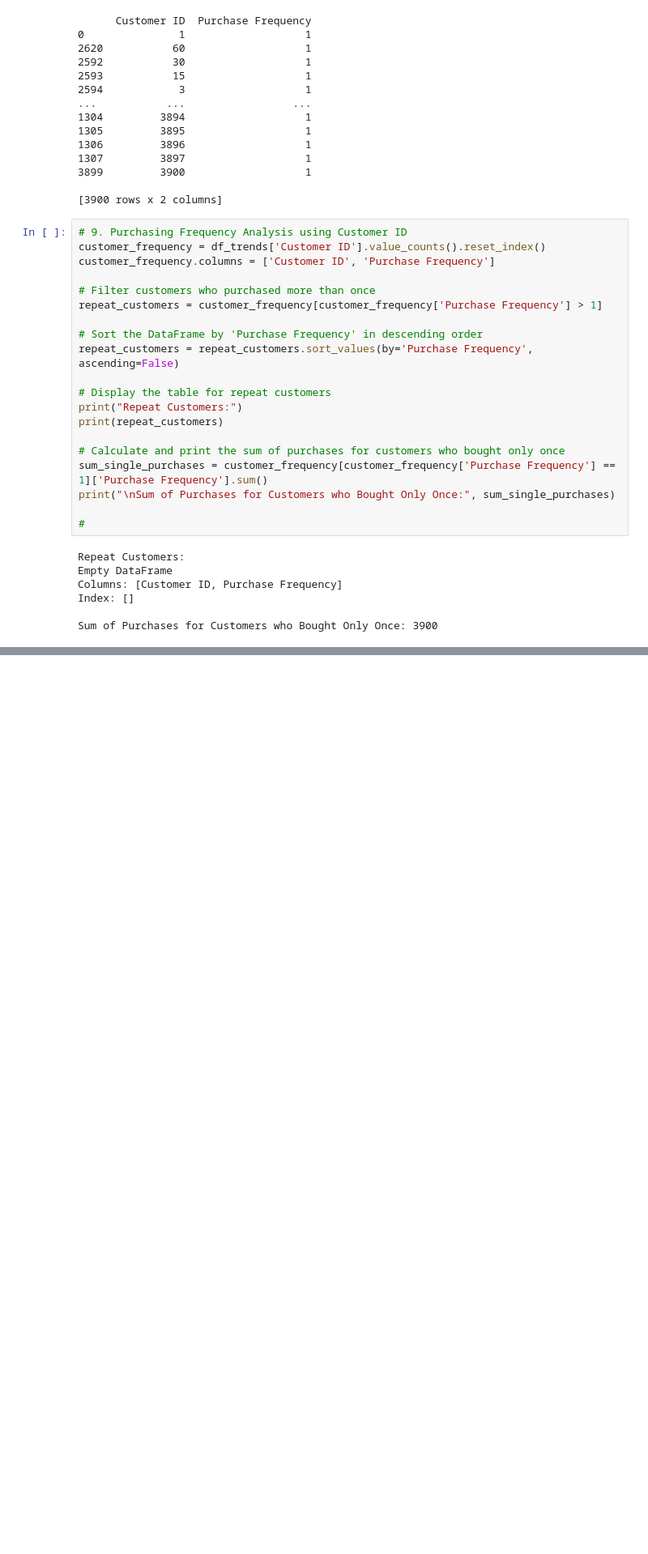
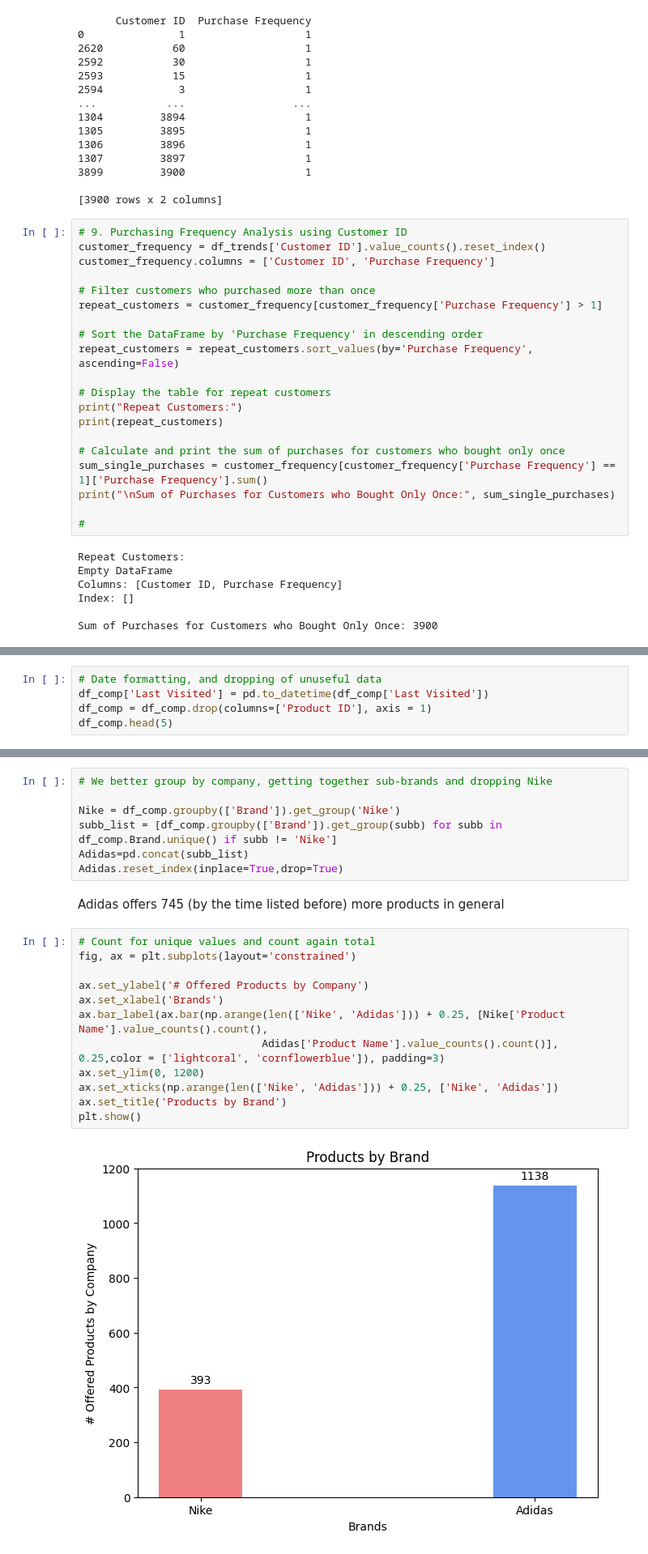
Before and after one commit to delatorrena2016/sql-etl-analytics, a Jupyter notebook: src/etl/wrangle.ipynb, the cells around one changed output, grey strips where cells are left out. Shown at 81% size. Cells and saved outputs as stored; diff of their text form; blank space fills up the shorter version.

```diff
--- a/src/etl/wrangle.ipynb
+++ b/src/etl/wrangle.ipynb
@@ -246,0 +300,5 @@ Sum of Purchases for Customers who Bought Only Once: 3900
+# %%
+# Date formatting, and dropping of unuseful data
+df_comp['Last Visited'] = pd.to_datetime(df_comp['Last Visited'])
+df_comp = df_comp.drop(columns=['Product ID'], axis = 1)
+df_comp.head(5)
@@ -246,0 +376,23 @@ Sum of Purchases for Customers who Bought Only Once: 3900
+# %%
+# We better group by company, getting together sub-brands and dropping Nike
+
+Nike = df_comp.groupby(['Brand']).get_group('Nike')
+subb_list = [df_comp.groupby(['Brand']).get_group(subb) for subb in df_comp.Brand.unique() if subb != 'Nike']
+Adidas=pd.concat(subb_list)
+Adidas.reset_index(inplace=True,drop=True)
+# %% [markdown]
+Adidas offers 745 (by the time listed before) more products in general
+# %%
+# Count for unique values and count again total
+fig, ax = plt.subplots(layout='constrained')
+
+ax.set_ylabel('# Offered Products by Company')
+ax.set_xlabel('Brands')
+ax.bar_label(ax.bar(np.arange(len(['Nike', 'Adidas'])) + 0.25, [Nike['Product Name'].value_counts().count(),
+                             Adidas['Product Name'].value_counts().count()], 0.25,color = ['lightcoral', 'cornflowerblue']), padding=3)
+ax.set_ylim(0, 1200)
+ax.set_xticks(np.arange(len(['Nike', 'Adidas'])) + 0.25, ['Nike', 'Adidas'])
+ax.set_title('Products by Brand')
+plt.show()
+# %% [output]
+[figure, added]
```
Also changed, not shown: parts of 27 cells of this notebook, 1 other file.
